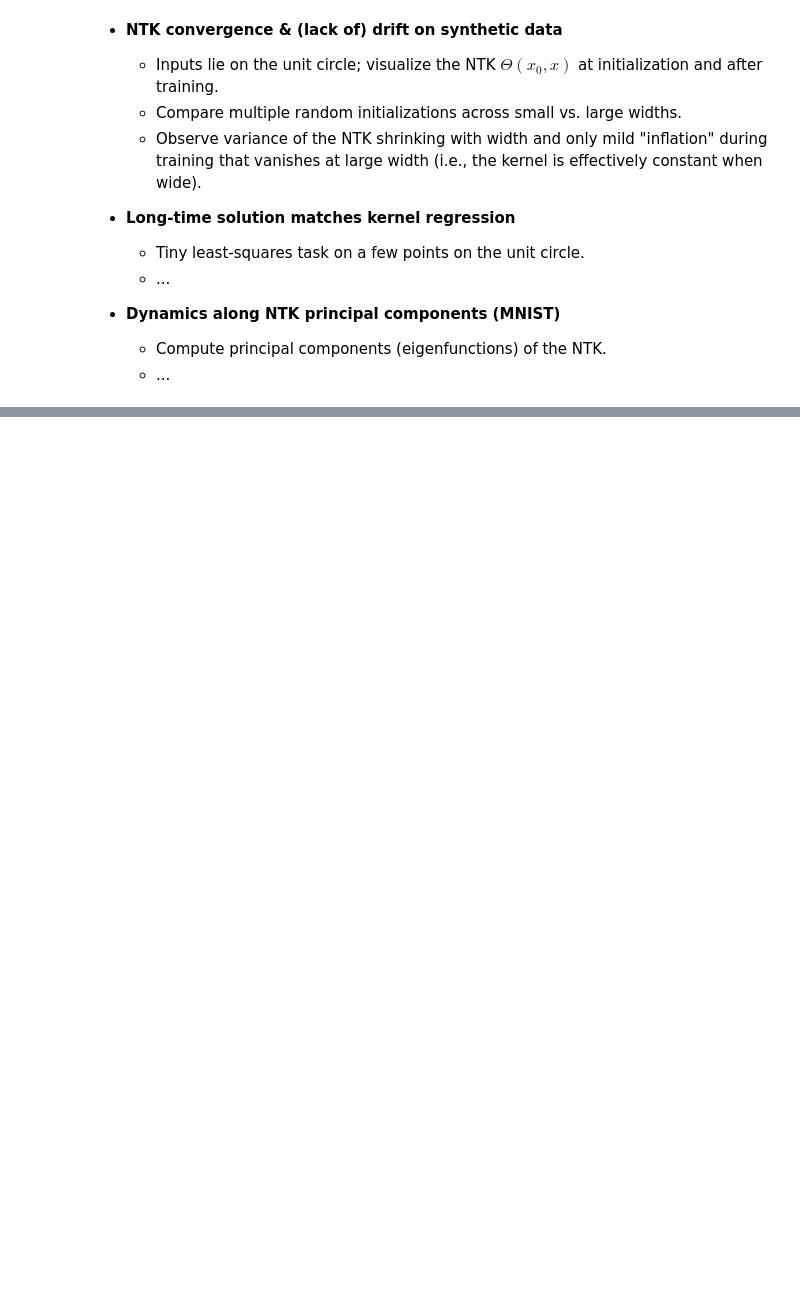
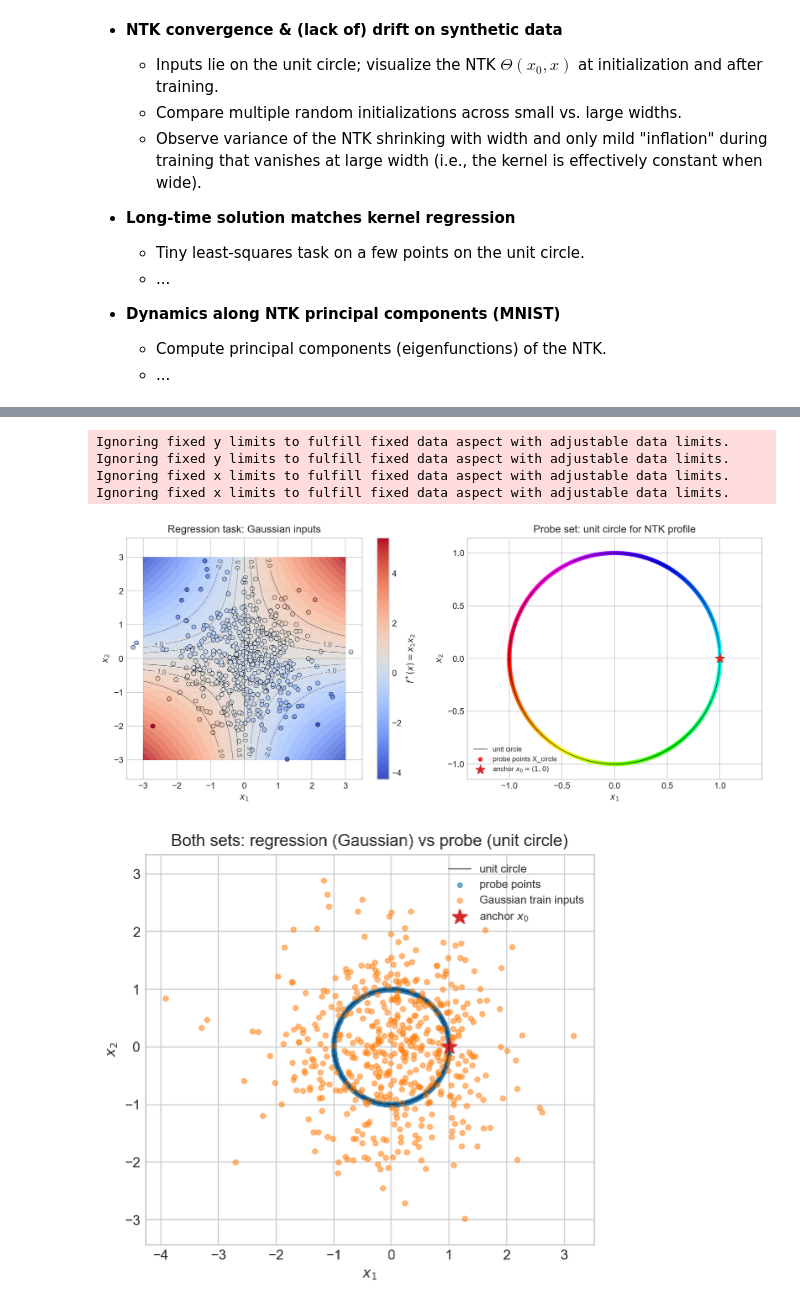
Before and after one commit to obi-wan-shinobi/msc-thesis, a Jupyter notebook: code/notebooks/ntk-experiment.ipynb, the cells around one changed output, grey strips where cells are left out. Cells and saved outputs as stored; diff of their text form; code cells hidden in the pictures; blank space fills up the shorter version.

```diff
--- a/code/notebooks/ntk-experiment.ipynb
+++ b/code/notebooks/ntk-experiment.ipynb
@@ -15,0 +99,16 @@
+# %%
+# ----------------------------
+# 1) Unit circle data
+# ----------------------------
+N_profile = 360
+gamma = jnp.linspace(-jnp.pi, jnp.pi, N_profile, endpoint=False)
+X_circle = jnp.stack([jnp.cos(gamma), jnp.sin(gamma)], axis=1)     # [N,2]
+x0 = jnp.array([[1.0, 0.0]])                                       # anchor at angle 0 (γ0 = 0)
+
+# A small training set on the circle (task doesn't matter for the profile drift)
+M_train = 64
+key_tr = random.PRNGKey(123)
+idx_tr = random.choice(key_tr, N_profile, shape=(M_train,), replace=False)
+X_train = X_circle[idx_tr]
+# simple target function used in the paper text examples: f*(x) = x1 * x2
+y_train = (X_train[:, 0] * X_train[:, 1])
@@ -15,0 +147,61 @@
+# %%
+# --- Left: regression task (Gaussian inputs), as you already plotted ---
+fig, axs = plt.subplots(1, 2, figsize=(11, 4.8))
+
+# Heatmap of f*(x)=x1*x2 with Gaussian training samples
+ax = axs[0]
+cntr = ax.contourf(np.asarray(XX), np.asarray(YY), np.asarray(ZZ),
+                   levels=31, cmap='coolwarm', alpha=0.85)
+cs = ax.contour(np.asarray(XX), np.asarray(YY), np.asarray(ZZ),
+                levels=[-2,-1,-0.5,0,0.5,1,2], colors='k', linewidths=0.5, alpha=0.6)
+ax.clabel(cs, inline=True, fontsize=8, fmt="%.1f")
+
+sc = ax.scatter(np.asarray(Xtr[:,0]), np.asarray(Xtr[:,1]),
+                c=np.asarray(ytr), cmap='coolwarm', edgecolor='k', linewidths=0.4, s=25)
+fig.colorbar(sc, ax=ax, label=r'$f^*(x)=x_1x_2$')
+ax.set_title('Regression task: Gaussian inputs')
+ax.set_xlabel('$x_1$'); ax.set_ylabel('$x_2$'); ax.axis('equal')
+ax.set_xlim(-grid_lim, grid_lim); ax.set_ylim(-grid_lim, grid_lim)
+
+# --- Right: probe manifold (unit circle) used to measure kernel Θ(x0, x(γ)) ---
+ax = axs[1]
+# draw the unit circle as a thin line
+theta_plot = np.linspace(-np.pi, np.pi, 400, endpoint=False)
+ax.plot(np.cos(theta_plot), np.sin(theta_plot), lw=1.0, color='k', alpha=0.6, label='unit circle')
+
+# scatter the discrete probe points used for the profile
+# color by angle to make the sweep clear
+cmap_vals = (np.asarray(gamma) + np.pi) / (2*np.pi)  # map [-π,π) -> [0,1)
+ax.scatter(np.asarray(X_circle[:,0]), np.asarray(X_circle[:,1]),
+           c=cmap_vals, cmap='hsv', s=18, alpha=0.8, label='probe points X_circle')
+
+# mark the anchor x0
+ax.scatter([1.0],[0.0], marker='*', s=120, color='tab:red', zorder=5, label=r'anchor $x_0=(1,0)$')
+
+ax.set_title('Probe set: unit circle for NTK profile')
+ax.set_xlabel('$x_1$'); ax.set_ylabel('$x_2$'); ax.axis('equal')
+ax.set_xlim(-1.2, 1.2); ax.set_ylim(-1.2, 1.2)
+ax.legend(loc='lower left', fontsize=8)
+
+plt.tight_layout()
+plt.show()
+
+plt.figure(figsize=(5.2, 4.8))
+plt.plot(np.cos(theta_plot), np.sin(theta_plot), lw=1.0, color='k', alpha=0.5, label='unit circle')
+plt.scatter(np.asarray(X_circle[:,0]), np.asarray(X_circle[:,1]),
+            s=10, alpha=0.6, label='probe points')
+plt.scatter(np.asarray(Xtr[:,0]), np.asarray(Xtr[:,1]),
+            s=12, alpha=0.5, label='Gaussian train inputs')
+plt.scatter([1.0],[0.0], marker='*', s=120, color='tab:red', label=r'anchor $x_0$')
+plt.axis('equal'); plt.xlabel('$x_1$'); plt.ylabel('$x_2$')
+plt.title('Both sets: regression (Gaussian) vs probe (unit circle)')
+plt.legend(fontsize=8); plt.tight_layout()
+plt.savefig("plots/gaussian_vs_circle.png", dpi=300, bbox_inches="tight")
+plt.show()
+# %% [output]
+Ignoring fixed y limits to fulfill fixed data aspect with adjustable data limits.
+Ignoring fixed y limits to fulfill fixed data aspect with adjustable data limits.
+Ignoring fixed x limits to fulfill fixed data aspect with adjustable data limits.
+Ignoring fixed x limits to fulfill fixed data aspect with adjustable data limits.
+[figure, added]
+[figure, added]
```
Also changed, not shown: parts of 30 cells of this notebook, 24 other files.
